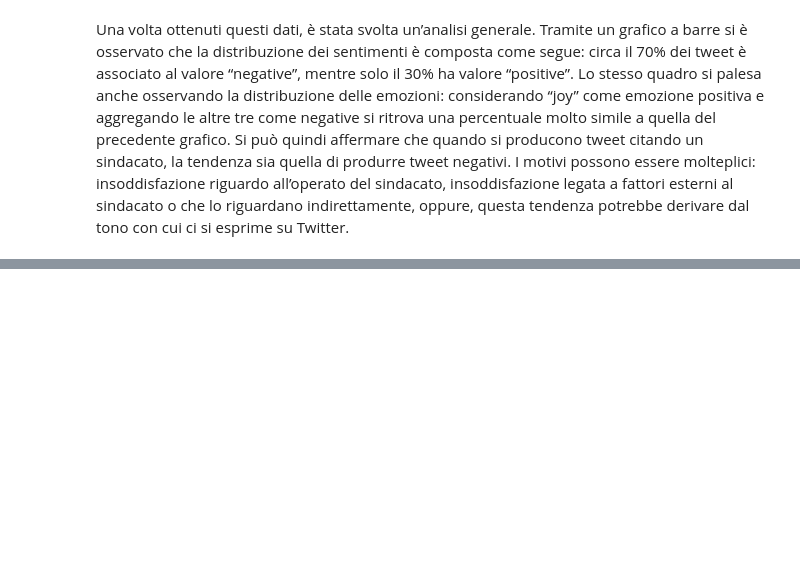
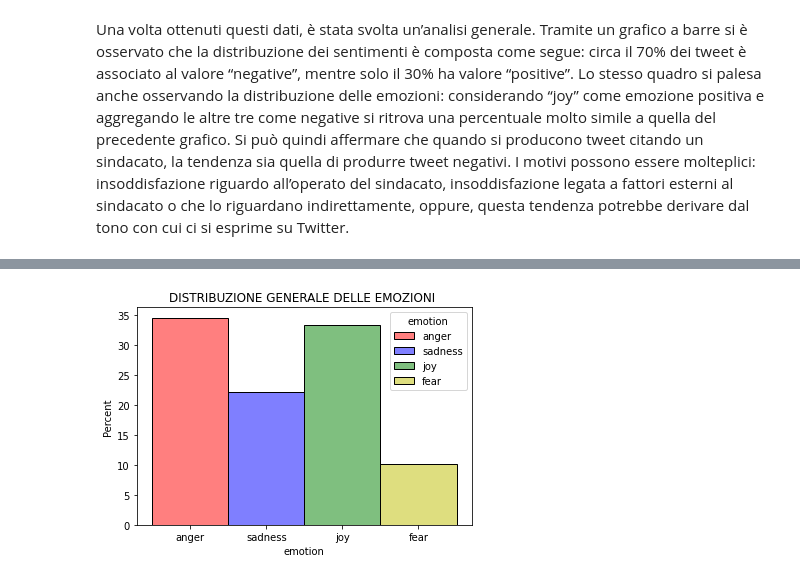
Before and after one commit to paolofesta/prove, a Jupyter notebook: scrittura.ipynb, the cells around one changed output, grey strips where cells are left out. Drawn from its saved outputs; the diff is of its cells as text; code cells hidden in the pictures; blank space fills up the shorter version.

```diff
--- a/scrittura.ipynb
+++ b/scrittura.ipynb
@@ -160,3 +160,7 @@ from feel_it import EmotionClassifier
 emotion_classifier = EmotionClassifier()
 from feel_it import SentimentClassifier
 sentiment_classifier = SentimentClassifier()
+# %%
+#@title
+datasent=pd.read_csv(r'/content/datasent').drop(["follower_count","favorite_count","retweet_count","sigla","tweet_id","Unnamed: 0","language","created_at","source","location","verified"],axis=1)
+datasent.loc[datasent["name"]=="Patsy 🇮🇹"].drop("name",axis=1)
@@ -164,0 +178,6 @@ Una volta ottenuti questi dati, è stata svolta un’analisi generale. Tramite u
+# %%
+#@title
+sns.histplot(datasent,x='emotion',stat='percent',hue='emotion',palette=['r','b','g','y']).set_title('DISTRIBUZIONE GENERALE DELLE EMOZIONI ')
+print()
+# %% [output]
+[figure, added]
```
Also changed, not shown: parts of 3 cells of this notebook.
